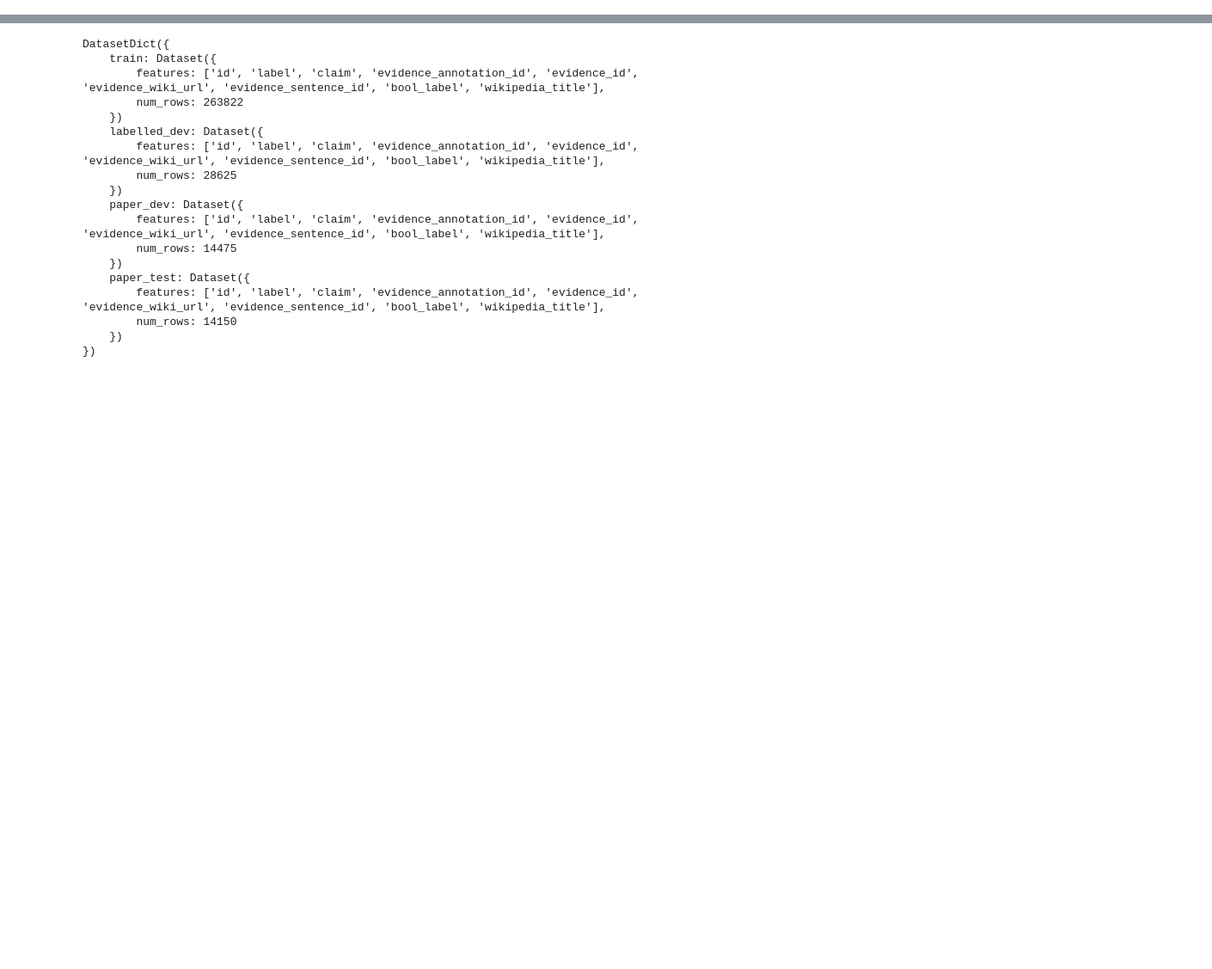
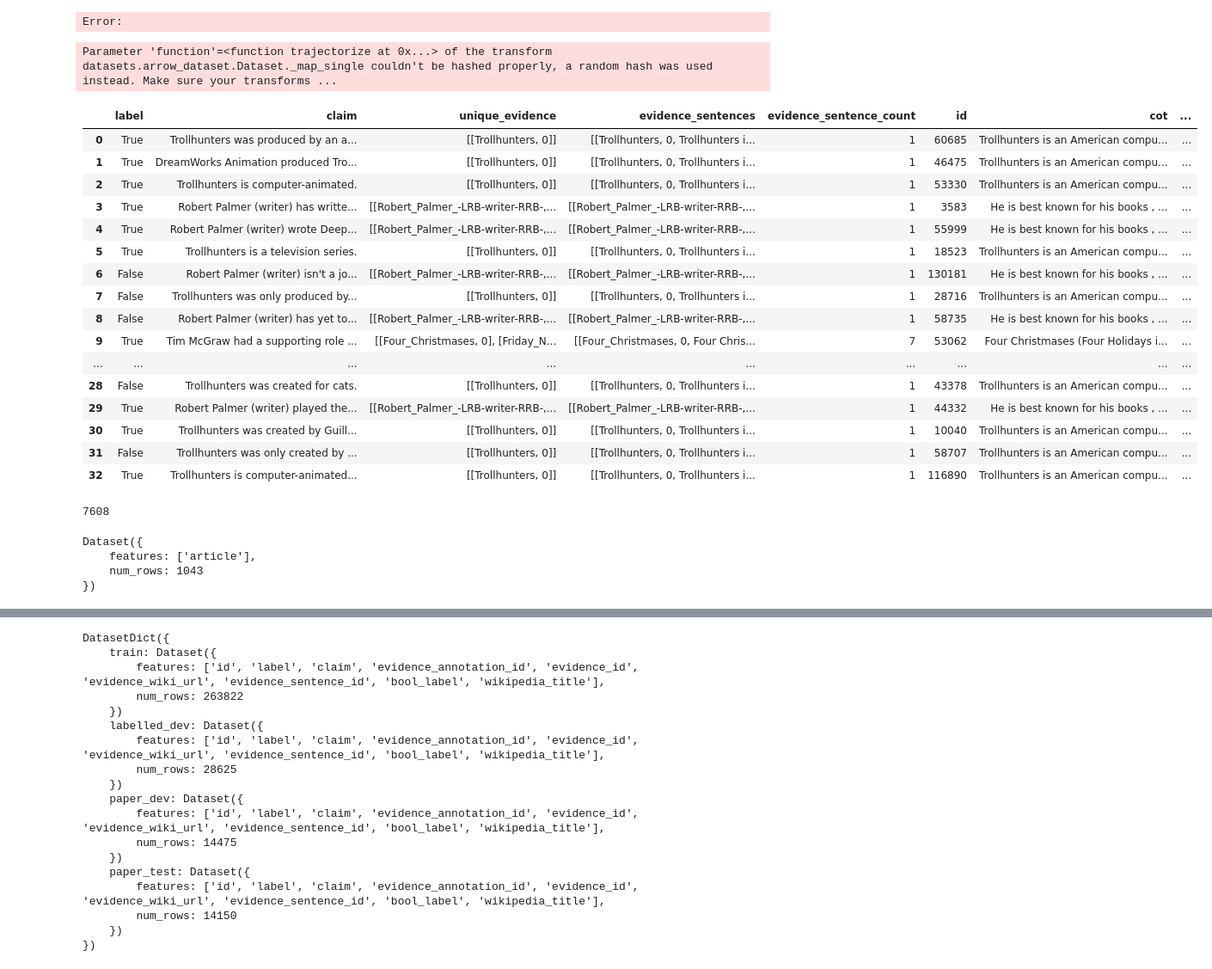
Before and after one commit to IBM/prompt-declaration-language, a Jupyter notebook: fever.ipynb, the cells around one changed output, grey strips where cells are left out. Shown at 86% size. Saved outputs shown, nothing was run; the diff lists cells and outputs as text; code cells hidden in the pictures; blank space fills up the shorter version.

```diff
--- a/fever.ipynb
+++ b/fever.ipynb
@@ -23,0 +143,18 @@ ds_c.save_to_disk("var/fever")
+# %%
+def clean_fever(text) -> str:
+    mapping = {"_": " ",
+               "-LRB- ": "(",
+               " -RRB-": ")",
+               "-LSB- ": "[",
+               " -RSB-": "]",
+               "-LRB-": "(",
+               "-RRB-": ")",
+               "-LSB-": "[",
+               "-RSB-": "]",
+               "-COLON-": ":"
+               }
+
+    for k,v in mapping.items():
+        text = text.replace(k, v)
+
+    return text.strip()
@@ -23,0 +243,23 @@ ds_c.save_to_disk("var/fever")
+# %%
+def sentencify(row):
+    evidence_sentences = row["evidence_sentences"]
+
+    article_sentence_group = { clean_fever(k):list(v) for k,v in groupby(evidence_sentences, lambda x: x[0]) }
+
+    sentences = []
+    for article,evidences in article_sentence_group.items():
+        for title,line,sent in evidences:
+            sentences.append(clean_fever(sent.split('\t')[0]))
+
+    return {
+        "cot": " ".join(sentences).strip().replace("\n", " ")
+    }
+# %%
+fever["train"] = (
+    fever["train"]
+    # .select(range(500))
+    .map(trajectorize, num_proc=16)
+    .map(sentencify, num_proc=16)
+)
+# %% [output]
+Error:
@@ -23,0 +268,30 @@ ds_c.save_to_disk("var/fever")
+# %%
+wiki_reworked = fever["train"].filter(lambda x: x["wiki_worked"] == False).map(trajectorize, num_proc=8)
+# %% [output]
+Parameter 'function'=<function trajectorize at 0x...> of the transform datasets.arrow_dataset.Dataset._map_single couldn't be hashed properly, a random hash was used instead. Make sure your transforms ...
+# %%
+failed = fever["train"].filter(lambda x: x["wiki_worked"] == False).to_pandas()
+# %%
+failed
+# %% [output]
+|  | label | claim | unique_evidence | evidence_sentences | evidence_sentence_count | id | cot | ... |
+| 0 | True | Trollhunters was produced by an a... | [[Trollhunters, 0]] | [[Trollhunters, 0, Trollhunters i... | 1 | 60685 | Trollhunters is an American compu... | ... |
+| 1 | True | DreamWorks Animation produced Tro... | [[Trollhunters, 0]] | [[Trollhunters, 0, Trollhunters i... | 1 | 46475 | Trollhunters is an American compu... | ... |
+| 2 | True | Trollhunters is computer-animated. | [[Trollhunters, 0]] | [[Trollhunters, 0, Trollhunters i... | 1 | 53330 | Trollhunters is an American compu... | ... |
+| 3 | True | Robert Palmer (writer) has writte... | [[Robert_Palmer_-LRB-writer-RRB-,... | [[Robert_Palmer_-LRB-writer-RRB-,... | 1 | 3583 | He is best known for his books , ... | ... |
+| 4 | True | Robert Palmer (writer) wrote Deep... | [[Robert_Palmer_-LRB-writer-RRB-,... | [[Robert_Palmer_-LRB-writer-RRB-,... | 1 | 55999 | He is best known for his books , ... | ... |
+| 5 | True | Trollhunters is a television series. | [[Trollhunters, 0]] | [[Trollhunters, 0, Trollhunters i... | 1 | 18523 | Trollhunters is an American compu... | ... |
+| 6 | False | Robert Palmer (writer) isn't a jo... | [[Robert_Palmer_-LRB-writer-RRB-,... | [[Robert_Palmer_-LRB-writer-RRB-,... | 1 | 130181 | He is best known for his books , ... | ... |
+| 7 | False | Trollhunters was only produced by... | [[Trollhunters, 0]] | [[Trollhunters, 0, Trollhunters i... | 1 | 28716 | Trollhunters is an American compu... | ... |
+| 8 | False | Robert Palmer (writer) has yet to... | [[Robert_Palmer_-LRB-writer-RRB-,... | [[Robert_Palmer_-LRB-writer-RRB-,... | 1 | 58735 | He is best known for his books , ... | ... |
+| 9 | True | Tim McGraw had a supporting role ... | [[Four_Christmases, 0], [Friday_N... | [[Four_Christmases, 0, Four Chris... | 7 | 53062 | Four Christmases (Four Holidays i... | ... |
+| ... | ... | ... | ... | ... | ... | ... | ... | ... |
+| 28 | False | Trollhunters was created for cats. | [[Trollhunters, 0]] | [[Trollhunters, 0, Trollhunters i... | 1 | 43378 | Trollhunters is an American compu... | ... |
+| 29 | True | Robert Palmer (writer) played the... | [[Robert_Palmer_-LRB-writer-RRB-,... | [[Robert_Palmer_-LRB-writer-RRB-,... | 1 | 44332 | He is best known for his books , ... | ... |
+| 30 | True | Trollhunters was created by Guill... | [[Trollhunters, 0]] | [[Trollhunters, 0, Trollhunters i... | 1 | 10040 | Trollhunters is an American compu... | ... |
+| 31 | False | Trollhunters was only created by ... | [[Trollhunters, 0]] | [[Trollhunters, 0, Trollhunters i... | 1 | 58707 | Trollhunters is an American compu... | ... |
+| 32 | True | Trollhunters is computer-animated... | [[Trollhunters, 0]] | [[Trollhunters, 0, Trollhunters i... | 1 | 116890 | Trollhunters is an American compu... | ... |
+# %%
+len(list(flatten([ [y[0] for y in x] for x in fever["train"]["unique_evidence"] ])))
+# %% [output]
+7608
@@ -23,0 +300,8 @@ ds_c.save_to_disk("var/fever")
+# %%
+article_ds = Dataset.from_dict({"article": articles})
+article_ds
+# %% [output]
+Dataset({
+    features: ['article'],
+    num_rows: 1043
+})
```
Also changed, not shown: parts of 81 cells of this notebook, 25 other files.
